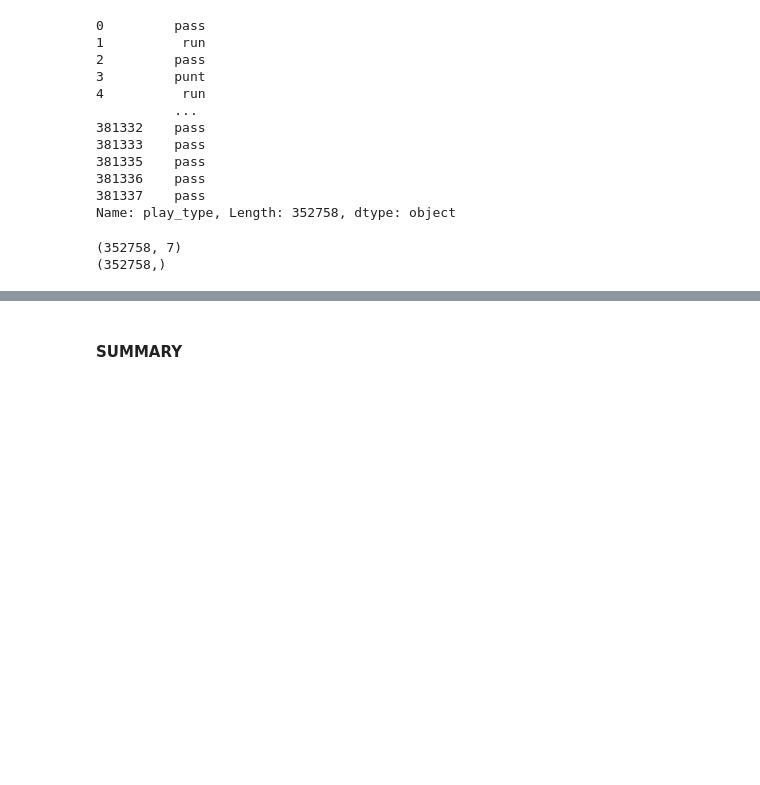
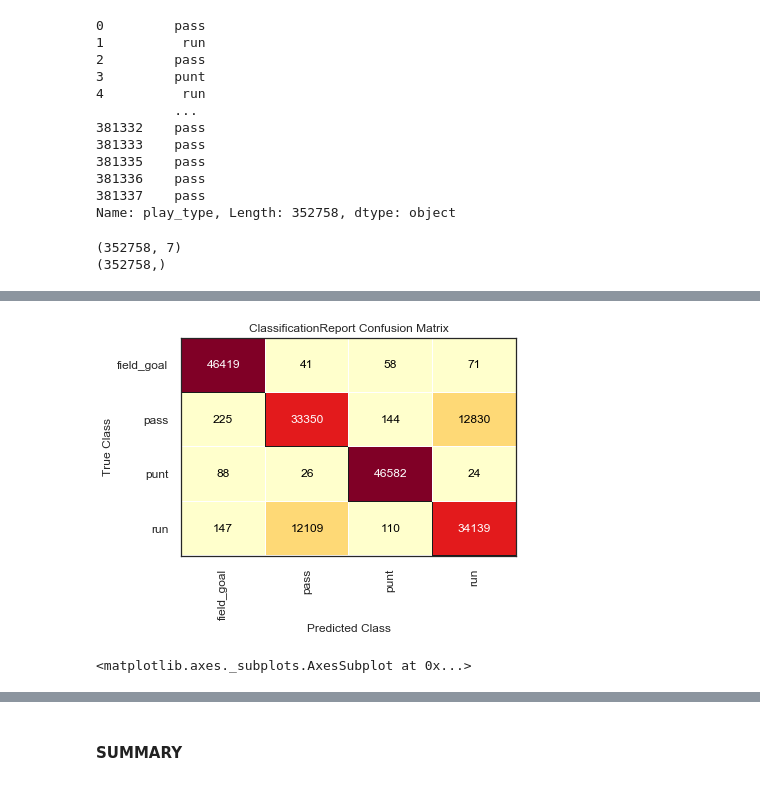
Before and after one commit to tiroger/Prediciting_NFL_Stats_ML, a Jupyter notebook: Model_build_all_plays.ipynb, the cells around one changed output, grey strips where cells are left out. Cells and saved outputs as stored; diff of their text form; code cells hidden in the pictures; blank space fills up the shorter version.

```diff
--- a/Model_build_all_plays.ipynb
+++ b/Model_build_all_plays.ipynb
@@ -988,0 +1032,7 @@ print(y_selected.shape)
+# %%
+cm_forest_selected = ConfusionMatrix(res_select_forest)
+cm_forest_selected.score(X_test_resampled_selected, y_test_resampled_selected)
+cm_forest_selected.show(outpath='model_reports/forrest_resampled_cm_percent_all_plays_selected.png', dpi=600, transparent=True)
+# %% [output]
+[figure, added]
+<matplotlib.axes._subplots.AxesSubplot at 0x...>
```
Also changed, not shown: parts of 13 cells of this notebook, 42 other files.
